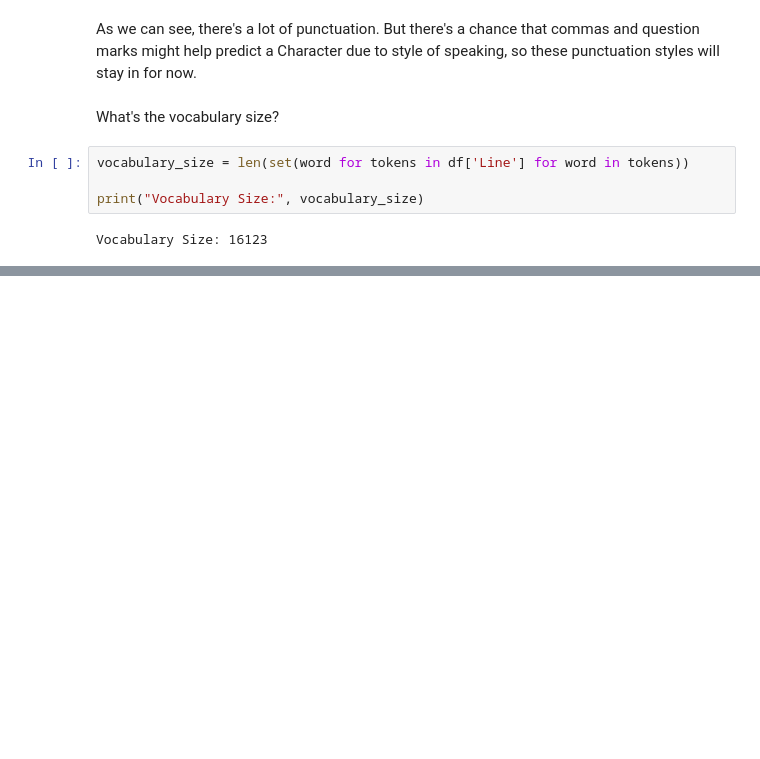
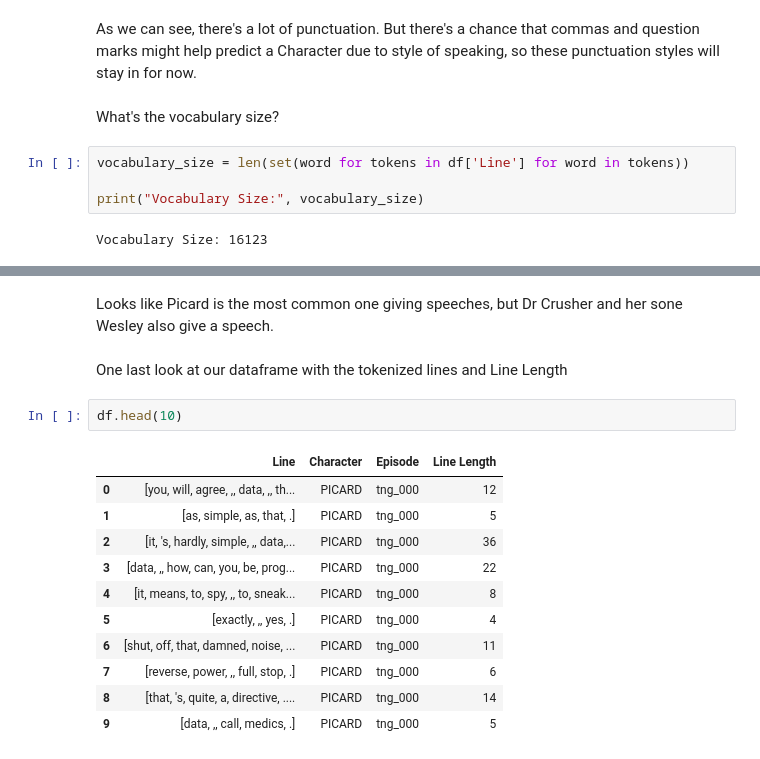
Before and after one commit to brearenee/NLP-Project, a Jupyter notebook: startrek.ipynb, the cells around one changed output, grey strips where cells are left out. Cells and saved outputs as stored; diff of their text form; blank space fills up the shorter version.

```diff
--- a/startrek.ipynb
+++ b/startrek.ipynb
@@ -233,0 +273,18 @@ Vocabulary Size: 16123
+# %% [markdown]
+Looks like Picard is the most common one giving speeches, but Dr Crusher and her sone Wesley also give a speech.
+# %% [markdown]
+One last look at our dataframe with the tokenized lines and Line Length
+# %%
+df.head(10)
+# %% [output]
+|  | Line | Character | Episode | Line Length |
+| 0 | [you, will, agree, ,, data, ,, th... | PICARD | tng_000 | 12 |
+| 1 | [as, simple, as, that, .] | PICARD | tng_000 | 5 |
+| 2 | [it, 's, hardly, simple, ,, data,... | PICARD | tng_000 | 36 |
+| 3 | [data, ,, how, can, you, be, prog... | PICARD | tng_000 | 22 |
+| 4 | [it, means, to, spy, ,, to, sneak... | PICARD | tng_000 | 8 |
+| 5 | [exactly, ,, yes, .] | PICARD | tng_000 | 4 |
+| 6 | [shut, off, that, damned, noise, ... | PICARD | tng_000 | 11 |
+| 7 | [reverse, power, ,, full, stop, .] | PICARD | tng_000 | 6 |
+| 8 | [that, 's, quite, a, directive, .... | PICARD | tng_000 | 14 |
+| 9 | [data, ,, call, medics, .] | PICARD | tng_000 | 5 |
```
Also changed, not shown: parts of 6 cells of this notebook.
